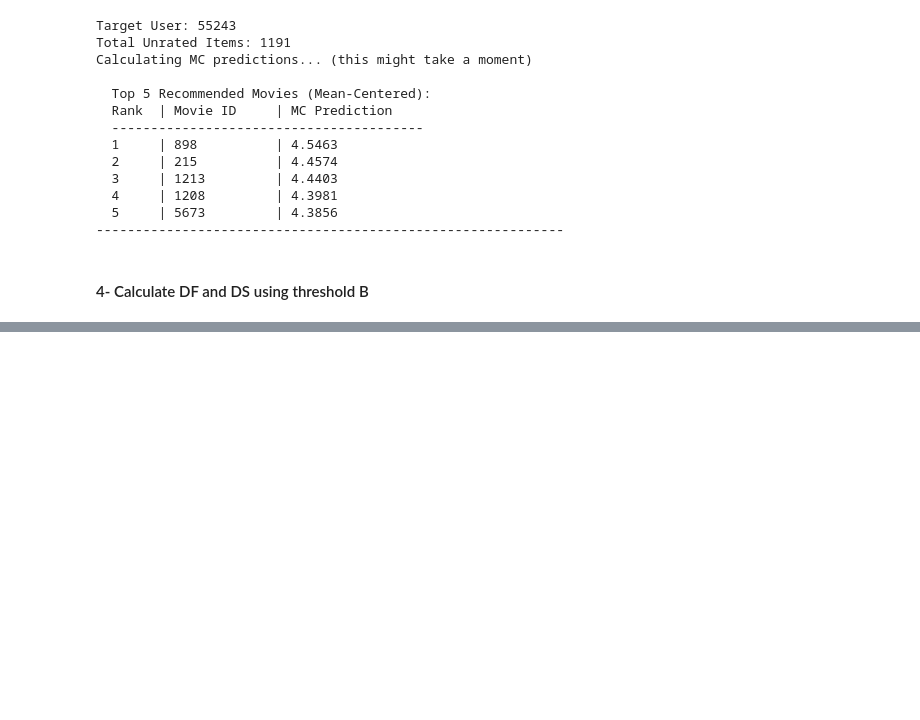
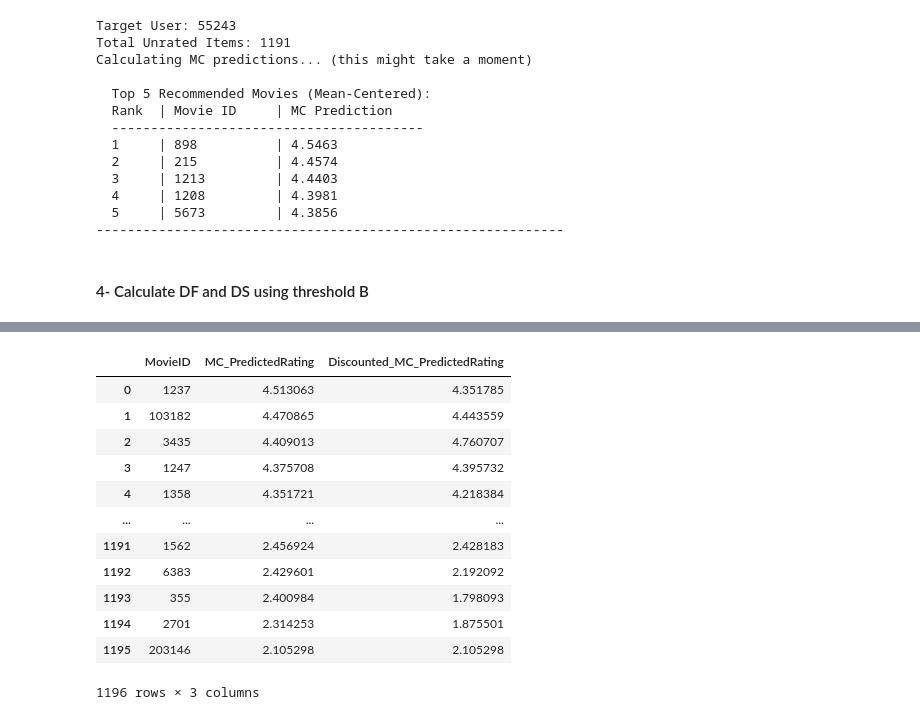
Before and after one commit to yuseiff/AIE425-Assignment-Group-X-, a Jupyter notebook: section2_neighborhood_cf/part1_user_based_cf/section2_part1.ipynb, the cells around one changed output, grey strips where cells are left out. Saved outputs shown, nothing was run; the diff lists cells and outputs as text; code cells hidden in the pictures; blank space fills up the shorter version.

```diff
--- a/section2_neighborhood_cf/part1_user_based_cf/section2_part1.ipynb
+++ b/section2_neighborhood_cf/part1_user_based_cf/section2_part1.ipynb
@@ -1636,0 +1845,4 @@ for uid in target_users_ids:
+# %%
+K = 10
+# %%
+mc_disc_recs_u1 = generate_mc_discounted_recommendations(K,target_users_ids[0])
@@ -1636,0 +2115,3 @@ for uid in target_users_ids:
+# %%
+mc_recs_u1_df = pd.DataFrame(mc_recs_u1, columns=['MovieID', 'MC_PredictedRating'])
+mc_recs_u1_df
@@ -1636,0 +2132,3 @@ for uid in target_users_ids:
+# %%
+mc_disc_recs_u1_df = pd.DataFrame(mc_disc_recs_u1, columns=['MovieID', 'Discounted_MC_PredictedRating'])
+mc_disc_recs_u1_df
@@ -1636,0 +2149,17 @@ for uid in target_users_ids:
+# %%
+mc_recs_u1_compare = mc_recs_u1_df.merge(mc_disc_recs_u1_df, on='MovieID', how='inner')
+mc_recs_u1_compare
+# %% [output]
+|  | MovieID | MC_PredictedRating | Discounted_MC_PredictedRating |
+| 0 | 1237 | 4.513063 | 4.351785 |
+| 1 | 103182 | 4.470865 | 4.443559 |
+| 2 | 3435 | 4.409013 | 4.760707 |
+| 3 | 1247 | 4.375708 | 4.395732 |
+| 4 | 1358 | 4.351721 | 4.218384 |
+| ... | ... | ... | ... |
+| 1191 | 1562 | 2.456924 | 2.428183 |
+| 1192 | 6383 | 2.429601 | 2.192092 |
+| 1193 | 355 | 2.400984 | 1.798093 |
+| 1194 | 2701 | 2.314253 | 1.875501 |
+| 1195 | 203146 | 2.105298 | 2.105298 |
+1196 rows × 3 columns
```
Also changed, not shown: parts of 50 cells of this notebook.
